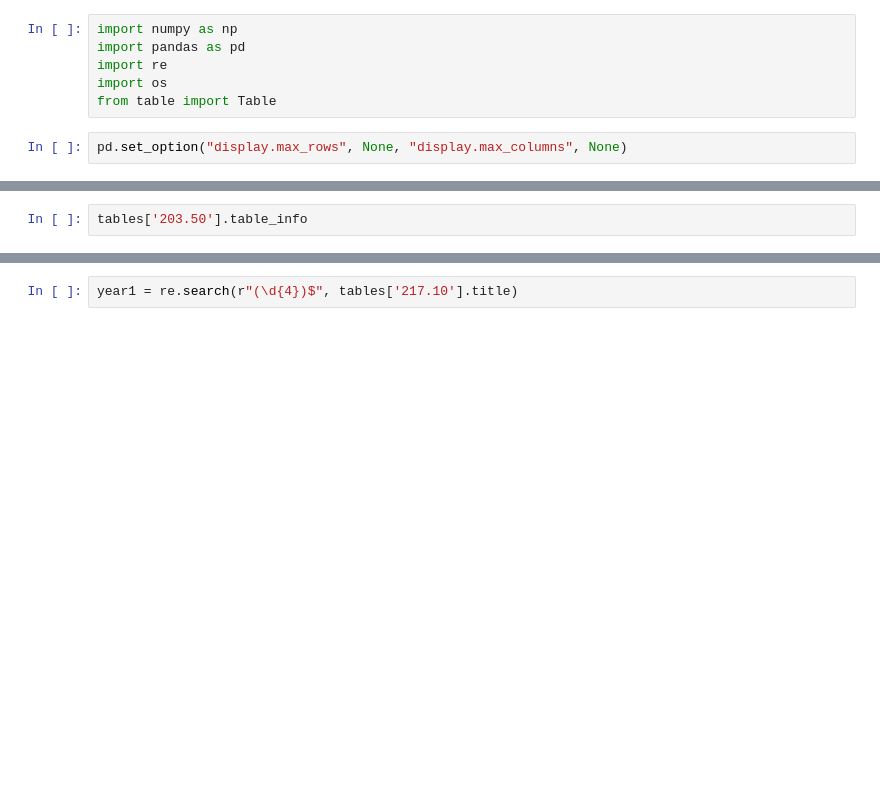
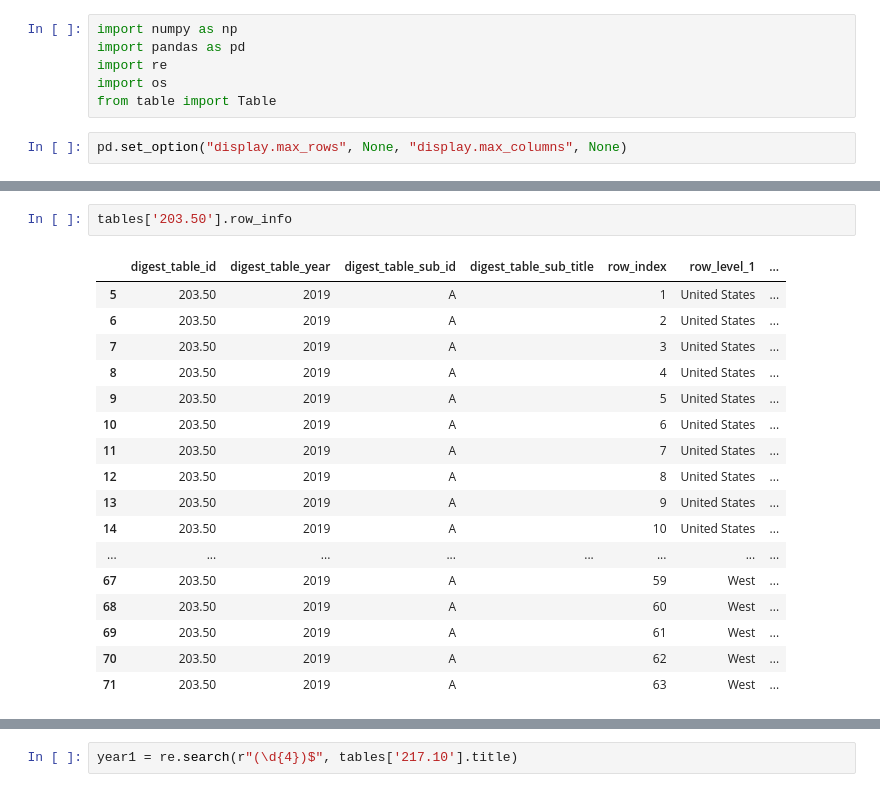
Before and after one commit to toltman/table_scraping, a Jupyter notebook: Table Scraping 8-Copy2.ipynb, the cells around one changed output, grey strips where cells are left out. Saved outputs shown, nothing was run; the diff lists cells and outputs as text; blank space fills up the shorter version.

```diff
--- a/Table Scraping 8-Copy2.ipynb
+++ b/Table Scraping 8-Copy2.ipynb
@@ -26,4 +98,22 @@ tables['203.10'].row_info
 # %%
-tables['203.50'].table_info
+tables['203.50'].row_info
+# %% [output]
+|  | digest_table_id | digest_table_year | digest_table_sub_id | digest_table_sub_title | row_index | row_level_1 | ... |
+| 5 | 203.50 | 2019 | A |  | 1 | United States | ... |
+| 6 | 203.50 | 2019 | A |  | 2 | United States | ... |
+| 7 | 203.50 | 2019 | A |  | 3 | United States | ... |
+| 8 | 203.50 | 2019 | A |  | 4 | United States | ... |
+| 9 | 203.50 | 2019 | A |  | 5 | United States | ... |
+| 10 | 203.50 | 2019 | A |  | 6 | United States | ... |
+| 11 | 203.50 | 2019 | A |  | 7 | United States | ... |
+| 12 | 203.50 | 2019 | A |  | 8 | United States | ... |
+| 13 | 203.50 | 2019 | A |  | 9 | United States | ... |
+| 14 | 203.50 | 2019 | A |  | 10 | United States | ... |
+| ... | ... | ... | ... | ... | ... | ... | ... |
+| 67 | 203.50 | 2019 | A |  | 59 | West | ... |
+| 68 | 203.50 | 2019 | A |  | 60 | West | ... |
+| 69 | 203.50 | 2019 | A |  | 61 | West | ... |
+| 70 | 203.50 | 2019 | A |  | 62 | West | ... |
+| 71 | 203.50 | 2019 | A |  | 63 | West | ... |
 # %%
 tables['203.50'].row_info
```
Also changed, not shown: parts of 27 cells of this notebook, 1 other file.
